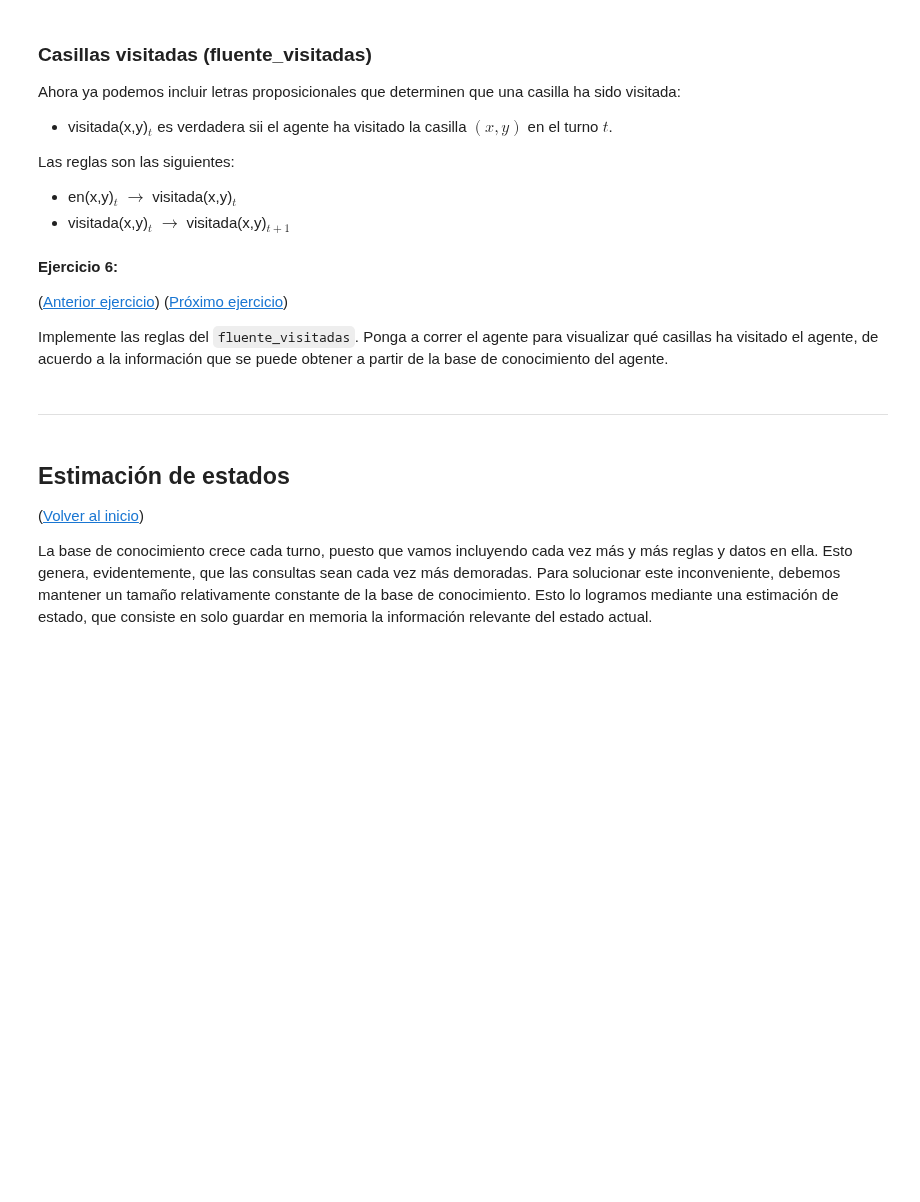
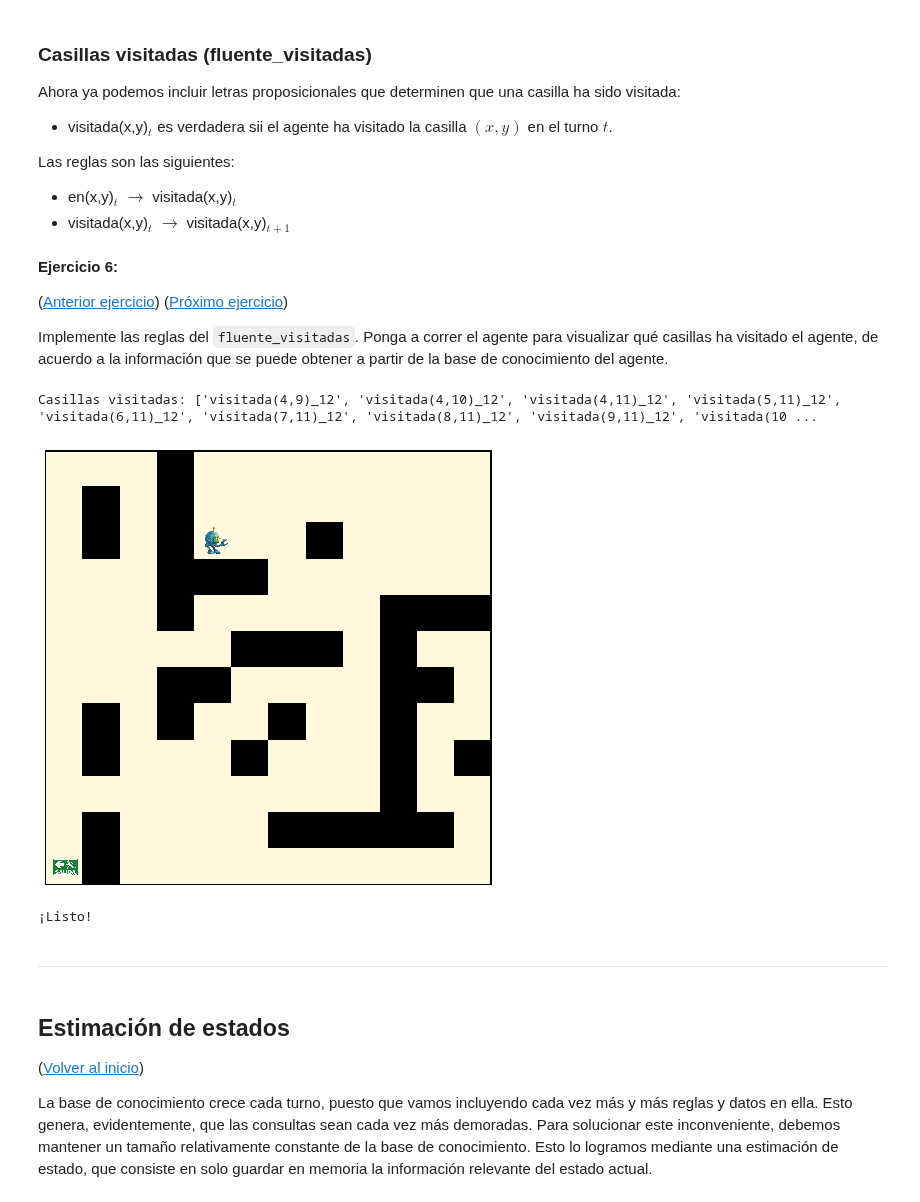
Before and after one commit to DaveAlsina/6toSemestre, a Jupyter notebook: ia/taller/notebook6/kb-agent.ipynb, the cells around one changed output. Saved outputs shown, nothing was run; the diff lists cells and outputs as text; code cells hidden in the pictures; blank space fills up the shorter version.

```diff
--- a/ia/taller/notebook6/kb-agent.ipynb
+++ b/ia/taller/notebook6/kb-agent.ipynb
@@ -630,7 +617,7 @@ formulas = agente.conocimiento()
 agente.base = LPQuery(formulas)
 agente.base.TELL(f'mirando_o_{agente.turno}')
 
-for i in range(10):
+for i in range(15):
     if lab.activo:
         clear_output(wait=True)
         confirmado = False
@@ -792,38 +783,42 @@ agente.base.TELL(f'en(11,11)_{agente.turno}')
 agente.loc = (11,11)
 casillas = [(x,y) for x in range(12) for y in range(12)]
 
-for i in range(14):
+for i in range(12):
     if lab.activo:
         clear_output(wait=True)
         confirmado = False
         x, y = agente.loc
         en_form = [f'en({x},{y})_{agente.turno}' for x in range(12) for y in range(12)]
         for c in en_form:
             if ASK(c, 'success', agente.base):
                 confirmado = True
                 agente.loc = interpreta_en(c)
                 break
         visitadas = []
         for c in casillas:
             x, y = c
             visitada = f'visitada({x},{y})_{agente.turno}'
             if ASK(visitada, 'success', agente.base):
                 visitadas.append(visitada)
         print('Casillas visitadas:', visitadas)
         lab.pintar()
         agente.perceptos = lab.para_sentidos()
         agente.base.TELL(agente.interp_percepto())
         reglas = agente.conocimiento()
         reglas += agente.fluente_mirando()
         reglas += agente.fluente_en()
         reglas += agente.fluente_visitadas()
         for f in reglas:
             agente.base.TELL(f)
         a = agente.reaccionar()
         lab.transicion(a)
         plt.show()
         sleep(.5)
 print('¡Listo!')
+# %% [output]
+Casillas visitadas: ['visitada(4,9)_12', 'visitada(4,10)_12', 'visitada(4,11)_12', 'visitada(5,11)_12', 'visitada(6,11)_12', 'visitada(7,11)_12', 'visitada(8,11)_12', 'visitada(9,11)_12', 'visitada(10 ...
+[figure, added]
+¡Listo!
 # %% [markdown]
 ---
 # %% [markdown]
```
Also changed, not shown: parts of 12 cells of this notebook.
